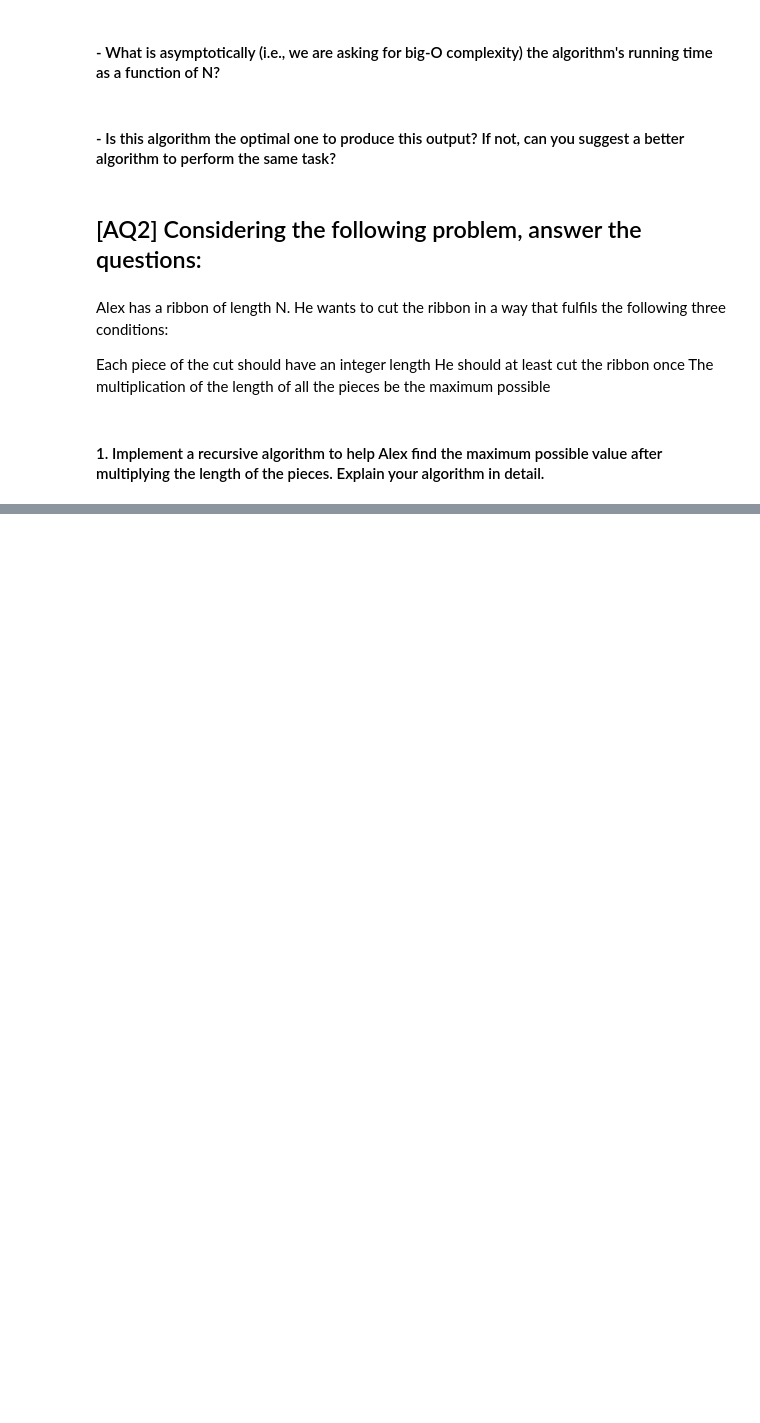
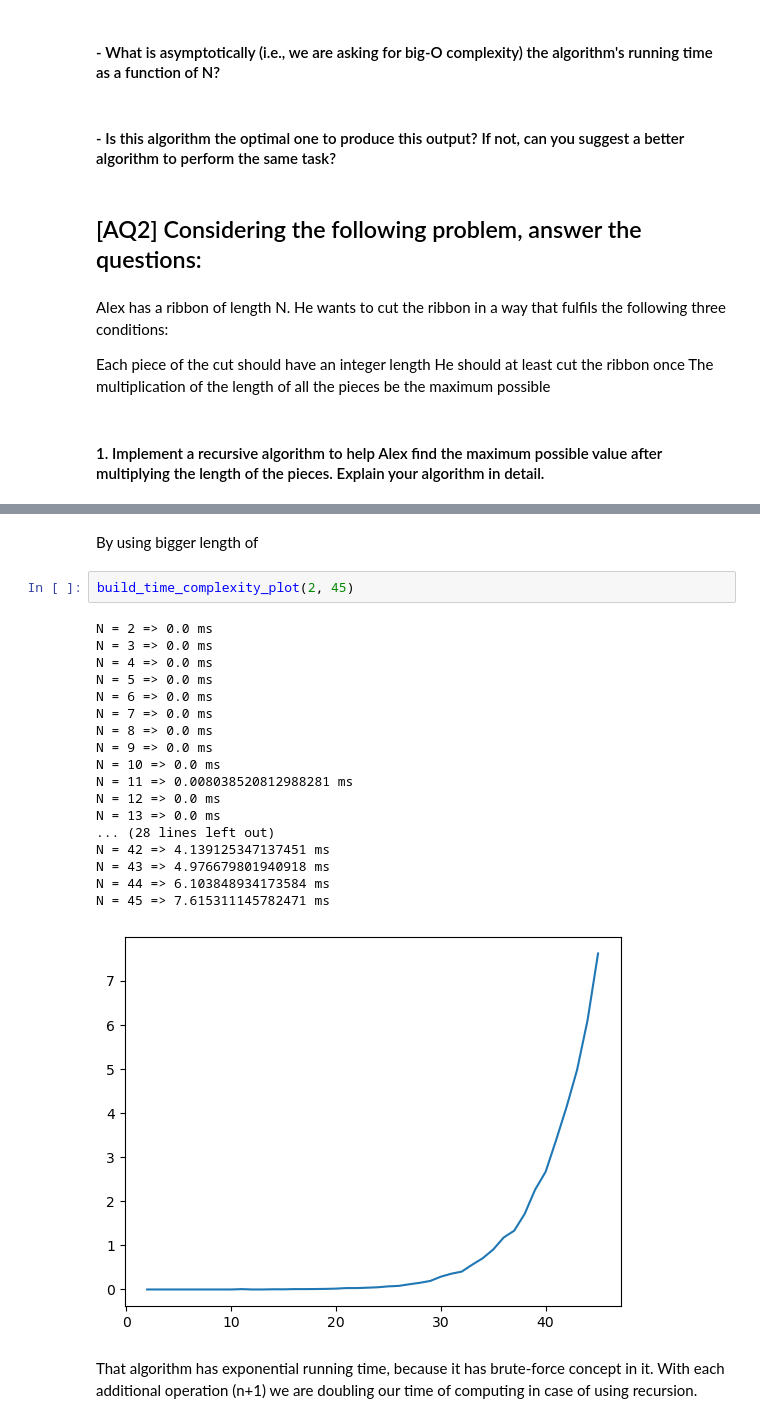
Before and after one commit to Vah1d/ADM-HW2, a Jupyter notebook: HW2.ipynb, the cells around one changed output, grey strips where cells are left out. Drawn from its saved outputs; the diff is of its cells as text; blank space fills up the shorter version.

```diff
--- a/HW2.ipynb
+++ b/HW2.ipynb
@@ -355,0 +537,26 @@ The multiplication of the length of all the pieces be the maximum possible
+# %% [markdown]
+By using bigger length of
+# %%
+build_time_complexity_plot(2, 45)
+# %% [output]
+N = 2 => 0.0 ms
+N = 3 => 0.0 ms
+N = 4 => 0.0 ms
+N = 5 => 0.0 ms
+N = 6 => 0.0 ms
+N = 7 => 0.0 ms
+N = 8 => 0.0 ms
+N = 9 => 0.0 ms
+N = 10 => 0.0 ms
+N = 11 => 0.008038520812988281 ms
+N = 12 => 0.0 ms
+N = 13 => 0.0 ms
+... (28 lines left out)
+N = 42 => 4.139125347137451 ms
+N = 43 => 4.976679801940918 ms
+N = 44 => 6.103848934173584 ms
+N = 45 => 7.615311145782471 ms
+[figure, added]
+# %% [markdown]
+That algorithm has exponential running time, because it has brute-force concept in it.
+With each additional operation (n+1) we are doubling our time of computing in case of using recursion.
```
Also changed, not shown: parts of 22 cells of this notebook, 1 other file.
